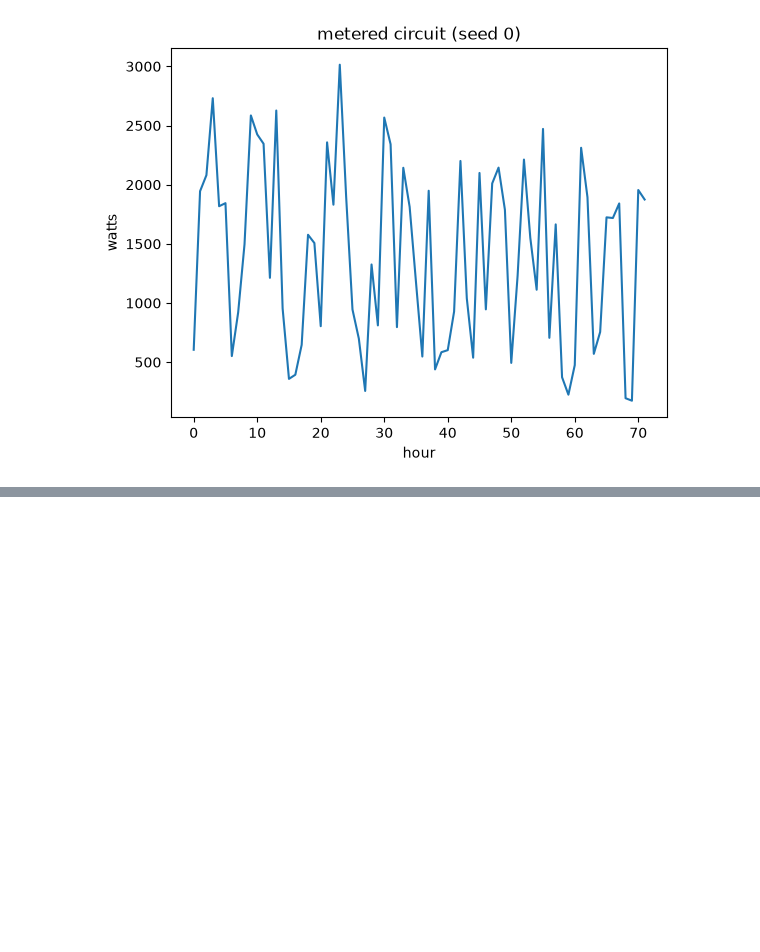
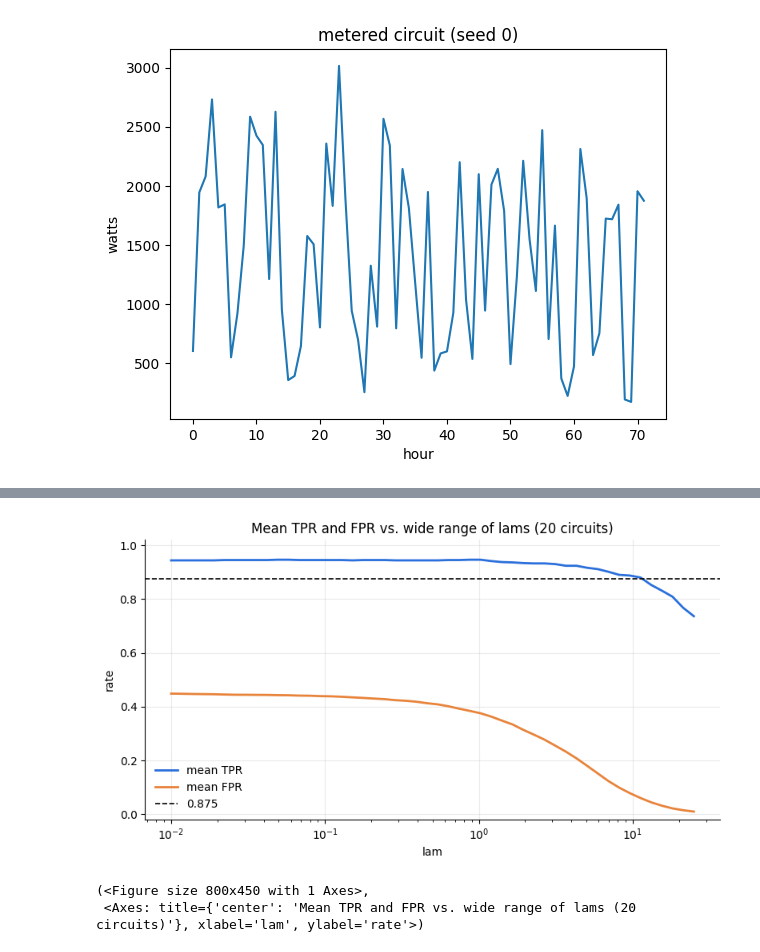
Before and after one commit to russellabey/ds4400-puzzle1, a Jupyter notebook: ghost/ghost_stud_higger.ipynb, the cells around one changed output, grey strips where cells are left out. Saved outputs shown, nothing was run; the diff lists cells and outputs as text; code cells hidden in the pictures; blank space fills up the shorter version.

```diff
--- a/ghost/ghost_stud_higger.ipynb
+++ b/ghost/ghost_stud_higger.ipynb
@@ -43,0 +67,14 @@ evaluate(correlated);
+# %%
+import warnings
+import pandas as pd
+from helper import sweep, plot
+
+warnings.filterwarnings('ignore')
+
+# Tests lambdas from 0.01-25 (log-spaced)
+widesweep = sweep(np.logspace(np.log10(0.01), np.log10(25), 50))
+plot(widesweep, 'Mean TPR and FPR vs. wide range of lams (20 circuits)', logx=True)
+# %% [output]
+[figure, added]
+(<Figure size 800x450 with 1 Axes>,
+ <Axes: title={'center': 'Mean TPR and FPR vs. wide range of lams (20 circuits)'}, xlabel='lam', ylabel='rate'>)
```
Also changed, not shown: parts of 7 cells of this notebook, 4 other files.
